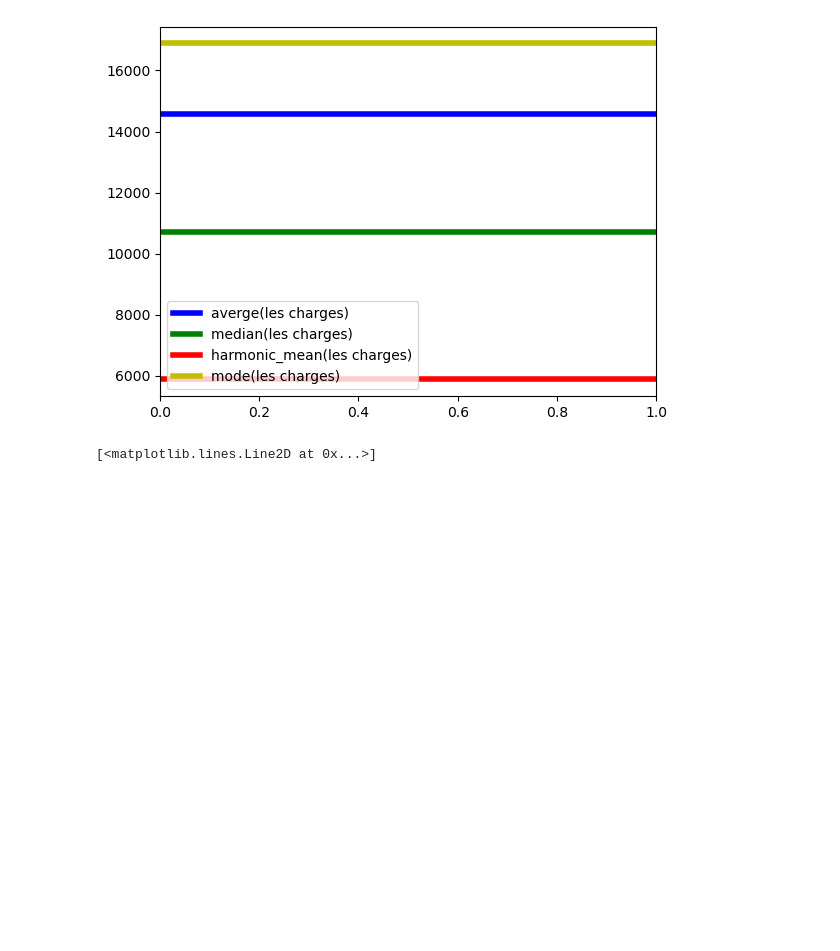
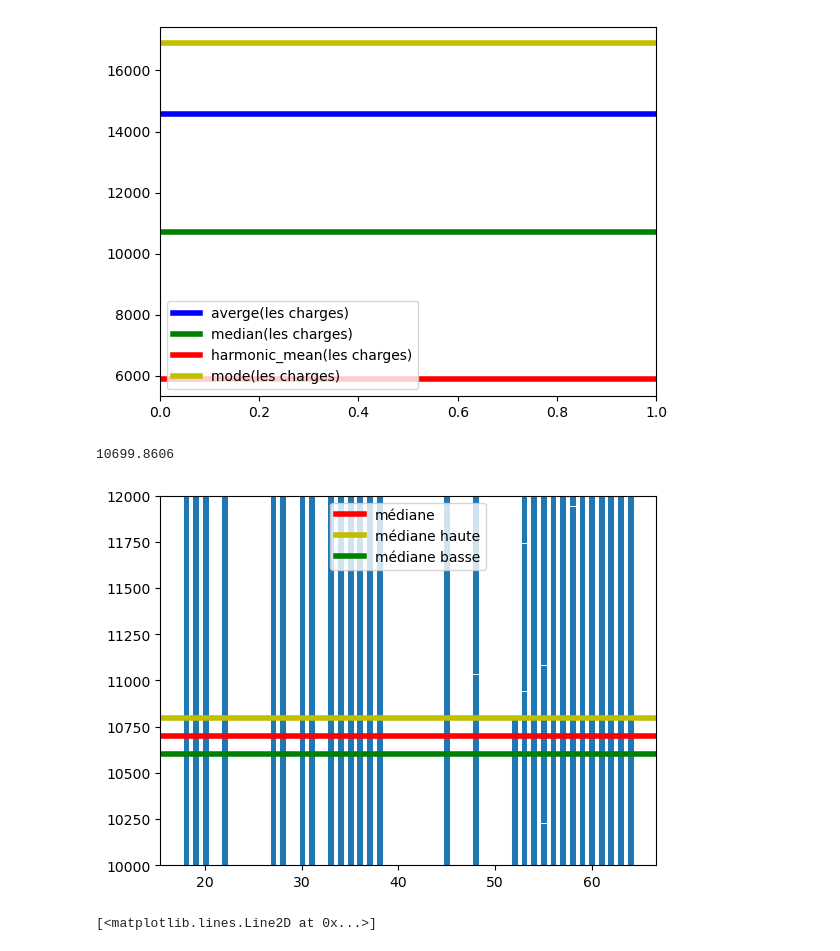
Before and after one commit to tariksghiouri/ml-math-project, a Jupyter notebook: main.ipynb, the cells around one changed output. Saved outputs shown, nothing was run; the diff lists cells and outputs as text; code cells hidden in the pictures; blank space fills up the shorter version.

```diff
--- a/main.ipynb
+++ b/main.ipynb
@@ -124,6 +142,23 @@ plt.legend()
 # %% [output]
 <matplotlib.legend.Legend at 0x...>
 [figure]
+# %%
+newDf=sp_data.iloc[:100]
+newDf
+#create scatter plot
+plt.bar(newDf.age,newDf.charges, width=0.7, edgecolor="white", linewidth=0.7)
+
+plt.axhline(statistics.median(newDf.charges),linewidth=4, color='r',label='médiane')
+
+plt.axhline(statistics.median_high(newDf.charges),linewidth=4, color='y', label='médiane haute')
+
+plt.axhline(statistics.median_low(newDf.charges),linewidth=4, color='g',label='médiane basse')
+plt.ylim(10000, 12000)
+plt.legend()
+print(statistics.median(newDf.charges))
+# %% [output]
+10699.8606
+[figure, added]
 # %%
 plt.figure(figsize=(15, 5))
 # Create plot
```
Also changed, not shown: parts of 5 cells of this notebook.
